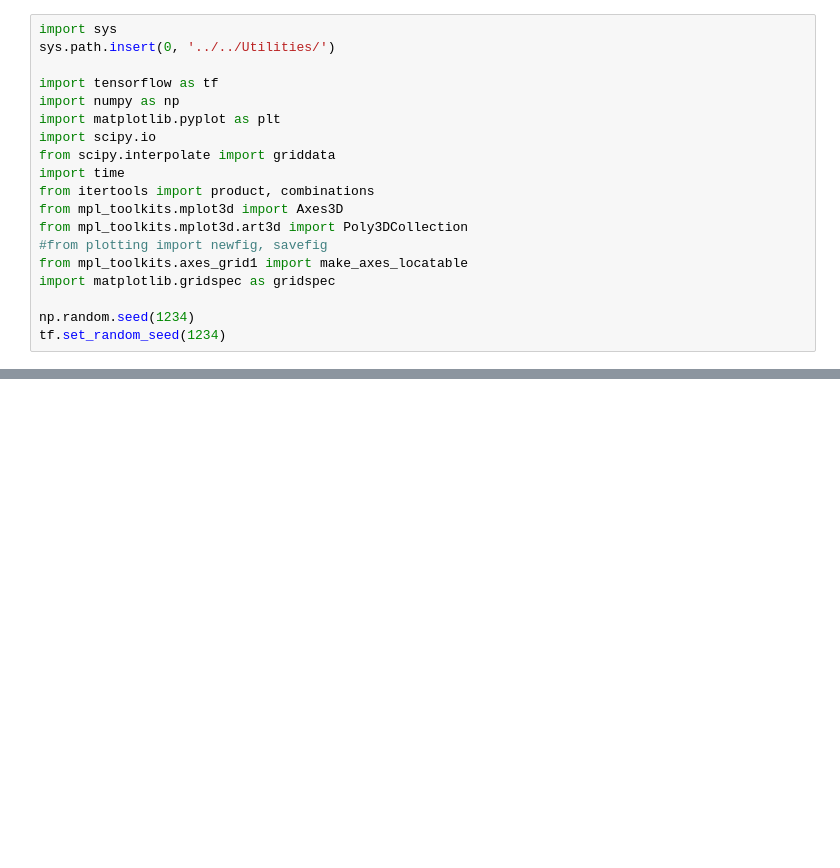
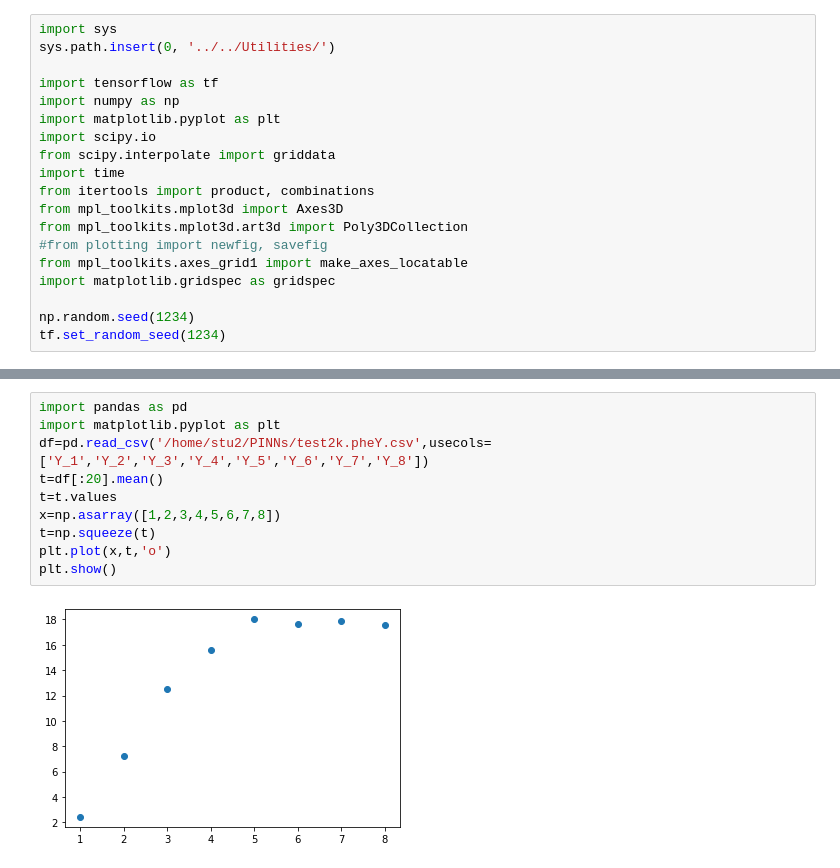
Before and after one commit to jirufengyu/PINNs, a Jupyter notebook: main/continuous_time_identification (Navier-Stokes)/NavierStokes.ipynb, the cells around one changed output, grey strips where cells are left out. Saved outputs shown, nothing was run; the diff lists cells and outputs as text; blank space fills up the shorter version.

```diff
--- a/main/continuous_time_identification (Navier-Stokes)/NavierStokes.ipynb
+++ b/main/continuous_time_identification (Navier-Stokes)/NavierStokes.ipynb
@@ -160,0 +165,12 @@ It: 110, Loss: 3.610e+00, l1: 0.049, l2: -0.01359, Time: 0.03
+# %%
+import pandas as pd
+import matplotlib.pyplot as plt
+df=pd.read_csv('/home/stu2/PINNs/test2k.pheY.csv',usecols=['Y_1','Y_2','Y_3','Y_4','Y_5','Y_6','Y_7','Y_8'])
+t=df[:20].mean()
+t=t.values
+x=np.asarray([1,2,3,4,5,6,7,8])
+t=np.squeeze(t)
+plt.plot(x,t,'o')
+plt.show()
+# %% [output]
+[figure, added]
```
Also changed, not shown: parts of 2 cells of this notebook, 5 other files.
